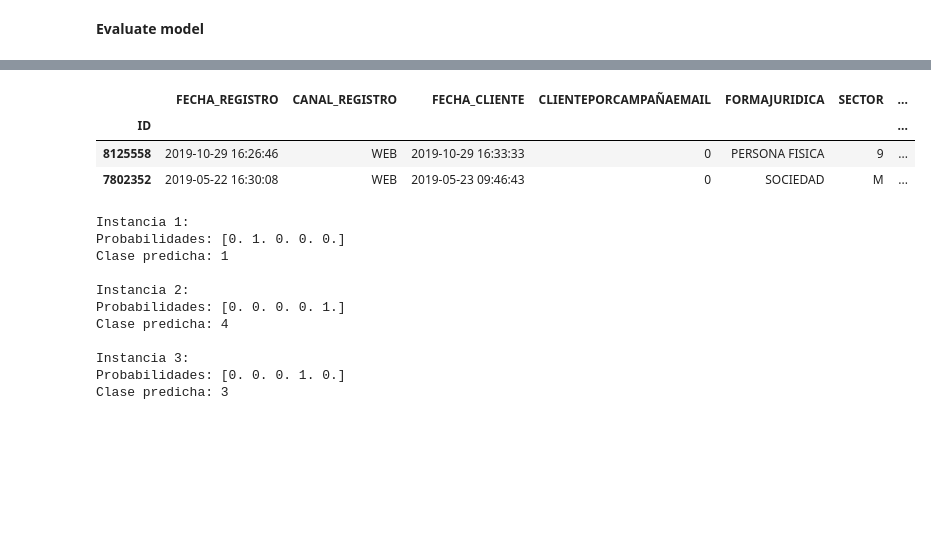
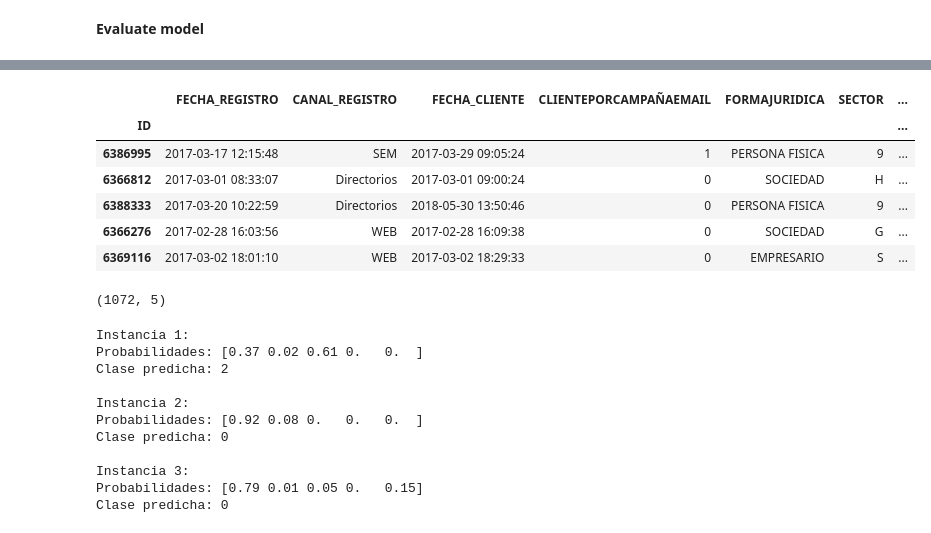
Before and after one commit to cperezh/segmentacion_clientes, a Jupyter notebook: M4 Desarrollo Iter2.ipynb, the cells around one changed output, grey strips where cells are left out. Drawn from its saved outputs; the diff is of its cells as text; code cells hidden in the pictures; blank space fills up the shorter version.

```diff
--- a/M4 Desarrollo Iter2.ipynb
+++ b/M4 Desarrollo Iter2.ipynb
@@ -1659,32 +1658,39 @@ F1-Score Macro: 0.9858950194903009
 # %%
-df_av_af = df_clientes_csv_rfm_with_label[df_clientes_csv_rfm_with_label["class_desc_short"]=="AV-AF"]
+df_av_af = df_clientes_csv_rfm_with_label[df_clientes_csv_rfm_with_label["class_desc_short"]=="BV-BF"]
 # %%
-df_av_af
+df_av_af.head()
 # %% [output]
 |  | FECHA_REGISTRO | CANAL_REGISTRO | FECHA_CLIENTE | CLIENTEPORCAMPAÑAEMAIL | FORMAJURIDICA | SECTOR | ... |
 | ID |  |  |  |  |  |  | ... |
-| 8125558 | 2019-10-29 16:26:46 | WEB | 2019-10-29 16:33:33 | 0 | PERSONA FISICA | 9 | ... |
-| 7802352 | 2019-05-22 16:30:08 | WEB | 2019-05-23 09:46:43 | 0 | SOCIEDAD | M | ... |
+| 6386995 | 2017-03-17 12:15:48 | SEM | 2017-03-29 09:05:24 | 1 | PERSONA FISICA | 9 | ... |
+| 6366812 | 2017-03-01 08:33:07 | Directorios | 2017-03-01 09:00:24 | 0 | SOCIEDAD | H | ... |
+| 6388333 | 2017-03-20 10:22:59 | Directorios | 2018-05-30 13:50:46 | 0 | PERSONA FISICA | 9 | ... |
+| 6366276 | 2017-02-28 16:03:56 | WEB | 2017-02-28 16:09:38 | 0 | SOCIEDAD | G | ... |
+| 6369116 | 2017-03-02 18:01:10 | WEB | 2017-03-02 18:29:33 | 0 | EMPRESARIO | S | ... |
-# %%
-probabilidades = clf.predict_proba(X_test)
-
-# 5. Mostrar resultados
-for i, prob in enumerate(probabilidades[:3]):
-    print(f"Instancia {i + 1}:")
-    print(f"Probabilidades: {prob}")
-    print(f"Clase predicha: {np.argmax(prob)}\n")
-# %% [output]
-Instancia 1:
-Probabilidades: [0. 1. 0. 0. 0.]
-Clase predicha: 1
-
-Instancia 2:
-Probabilidades: [0. 0. 0. 0. 1.]
-Clase predicha: 4
-
-Instancia 3:
-Probabilidades: [0. 0. 0. 1. 0.]
-Clase predicha: 3
+# %%
+probabilidades = clf.predict_proba(X_test)
+
+probabilidades.shape
+# %% [output]
+(1072, 5)
+# %%
+# 5. Mostrar resultados
+for i, prob in enumerate(probabilidades[:3]):
+    print(f"Instancia {i + 1}:")
+    print(f"Probabilidades: {prob}")
+    print(f"Clase predicha: {np.argmax(prob)}\n")
+# %% [output]
+Instancia 1:
+Probabilidades: [0.37 0.02 0.61 0.   0.  ]
+Clase predicha: 2
+
+Instancia 2:
+Probabilidades: [0.92 0.08 0.   0.   0.  ]
+Clase predicha: 0
+
+Instancia 3:
+Probabilidades: [0.79 0.01 0.05 0.   0.15]
+Clase predicha: 0
 # %%
 clf.classes_
 # %%
```
Also changed, not shown: parts of 24 cells of this notebook, 1 other file.
